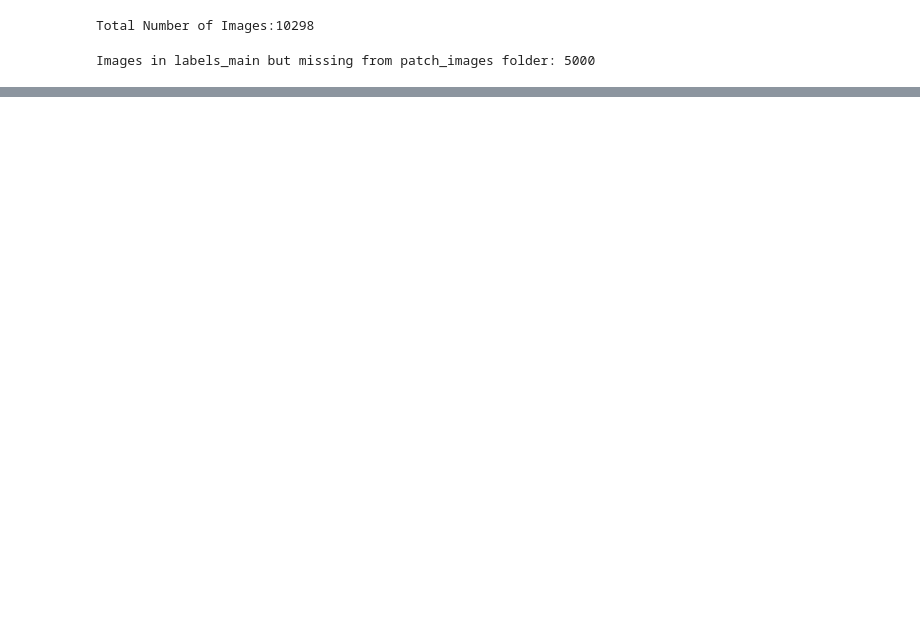
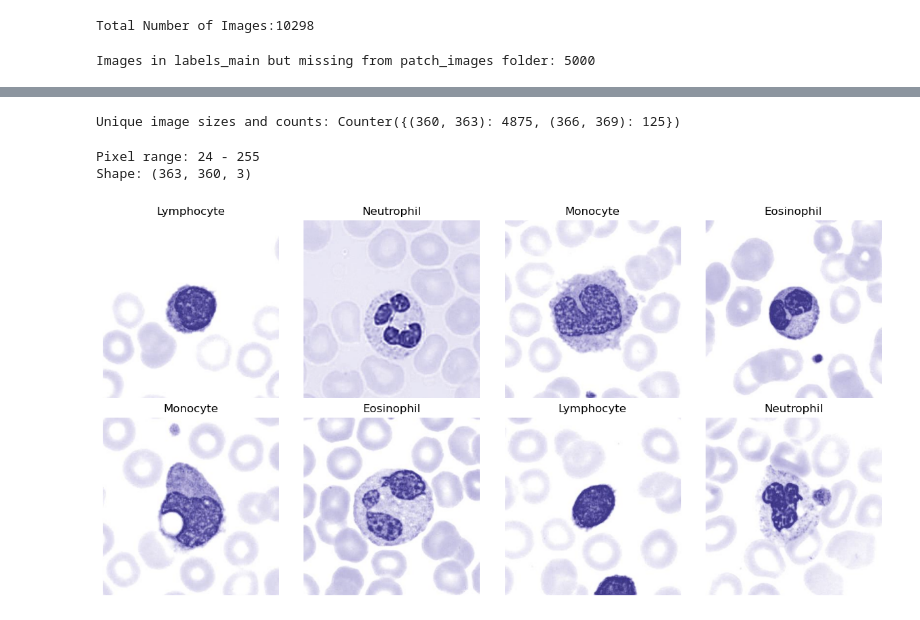
Before and after one commit to sheikhmunim/deep_learning_assign1_wbc, a Jupyter notebook: assignment_1.ipynb, the cells around one changed output, grey strips where cells are left out. Drawn from its saved outputs; the diff is of its cells as text; code cells hidden in the pictures; blank space fills up the shorter version.

```diff
--- a/assignment_1.ipynb
+++ b/assignment_1.ipynb
@@ -120,0 +201,41 @@ print(data_labels.head())
+# %%
+# sizes = data_labels['Image'].apply(lambda img: img.size)
+# print("Unique image shape and size:", sizes.value_counts())
+
+
+from PIL import Image
+from collections import Counter
+
+size_counts = Counter()
+for path in data_labels['full_path']:
+    with Image.open(path) as img:
+        size_counts[img.size] += 1
+
+print("Unique image sizes and counts:", size_counts)
+# %% [output]
+Unique image sizes and counts: Counter({(360, 363): 4875, (366, 369): 125})
+# %%
+import numpy as np
+sample_path = data_labels['full_path'].iloc[0]
+with Image.open(sample_path) as img:
+    arr = np.array(img)
+print("Pixel range:", arr.min(), "-", arr.max())
+print("Shape:", arr.shape)
+# %% [output]
+Pixel range: 24 - 255
+Shape: (363, 360, 3)
+# %%
+from random import sample
+
+sample_paths = sample(list(data_labels['full_path']), 8)
+fig, axes = plt.subplots(2, 4, figsize=(12, 6))
+for ax, path in zip(axes.flat, sample_paths):
+    with Image.open(path) as img:
+        ax.imshow(img)
+    label = data_labels.loc[data_labels['full_path'] == path, 'label'].values[0]
+    ax.set_title(label)
+    ax.axis('off')
+plt.tight_layout()
+plt.show()
+# %% [output]
+[figure, added]
```
Also changed, not shown: parts of 23 cells of this notebook.
